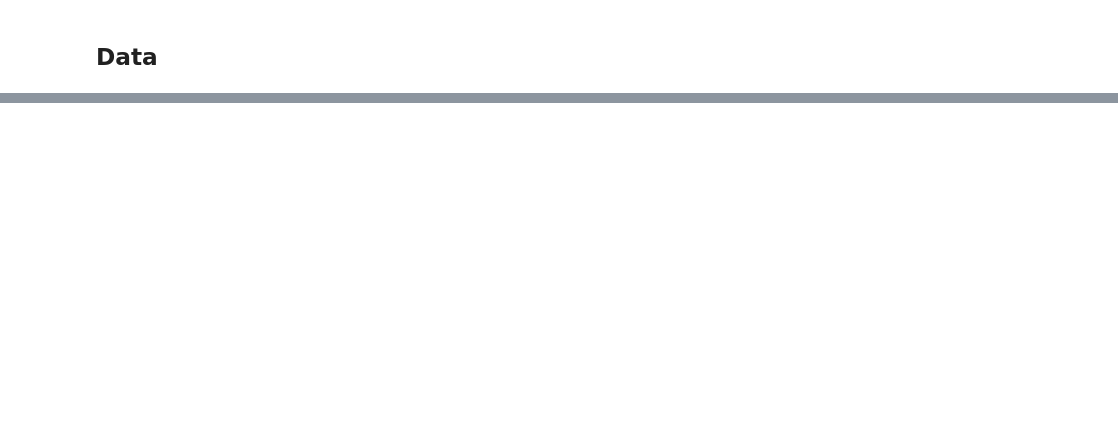
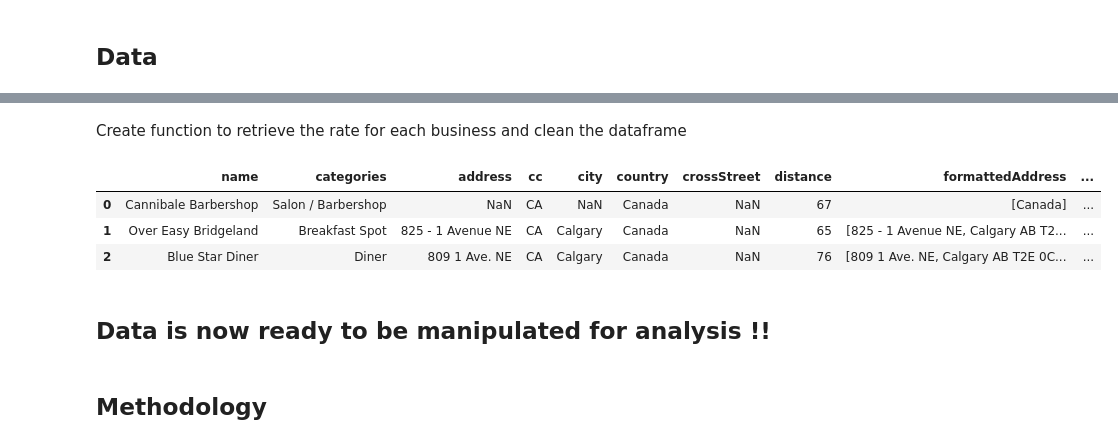
Before and after one commit to arielsoler/Coursera_Capstone, a Jupyter notebook: Capstone Project - The Battle of Neighborhoods.ipynb, the cells around one changed output, grey strips where cells are left out. Saved outputs shown, nothing was run; the diff lists cells and outputs as text; code cells hidden in the pictures; blank space fills up the shorter version.

```diff
--- a/Capstone Project - The Battle of Neighborhoods.ipynb
+++ b/Capstone Project - The Battle of Neighborhoods.ipynb
@@ -74,0 +226,31 @@ This is how data from Foursquare will be used in the project:
+# %% [markdown]
+Create function to retrieve the rate for each business and clean the dataframe
+# %%
+# function that extracts the rate of the venue
+
+def get_venue_rate(row):
+    venue_id = row['id']
+    url = 'https://api.foursquare.com/v2/venues/{}?client_id={}&client_secret={}&v={}'.format(venue_id, CLIENT_ID, CLIENT_SECRET, VERSION)
+    result = requests.get(url).json()
+    try:
+        venue_rate = result['response']['venue']['rating']
+    except:
+        venue_rate = 0
+    return venue_rate
+
+# obtain rating using function
+dataframe_filtered['rating'] = dataframe_filtered.apply(get_venue_rate, axis=1)
+
+# Clean null and NaN values
+dataframe_filtered['name'] = dataframe_filtered['name'].fillna('')
+
+dataframe_filtered.head(3)
+# %% [output]
+|  | name | categories | address | cc | city | country | crossStreet | distance | formattedAddress | ... |
+| 0 | Cannibale Barbershop | Salon / Barbershop | NaN | CA | NaN | Canada | NaN | 67 | [Canada] | ... |
+| 1 | Over Easy Bridgeland | Breakfast Spot | 825 - 1 Avenue NE | CA | Calgary | Canada | NaN | 65 | [825 - 1 Avenue NE, Calgary AB T2... | ... |
+| 2 | Blue Star Diner | Diner | 809 1 Ave. NE | CA | Calgary | Canada | NaN | 76 | [809 1 Ave. NE, Calgary AB T2E 0C... | ... |
+# %% [markdown]
+## **Data is now ready to be manipulated for analysis !!**
+# %% [markdown]
+## Methodology <a name="methodology"></a>
```
Also changed, not shown: parts of 63 cells of this notebook.
